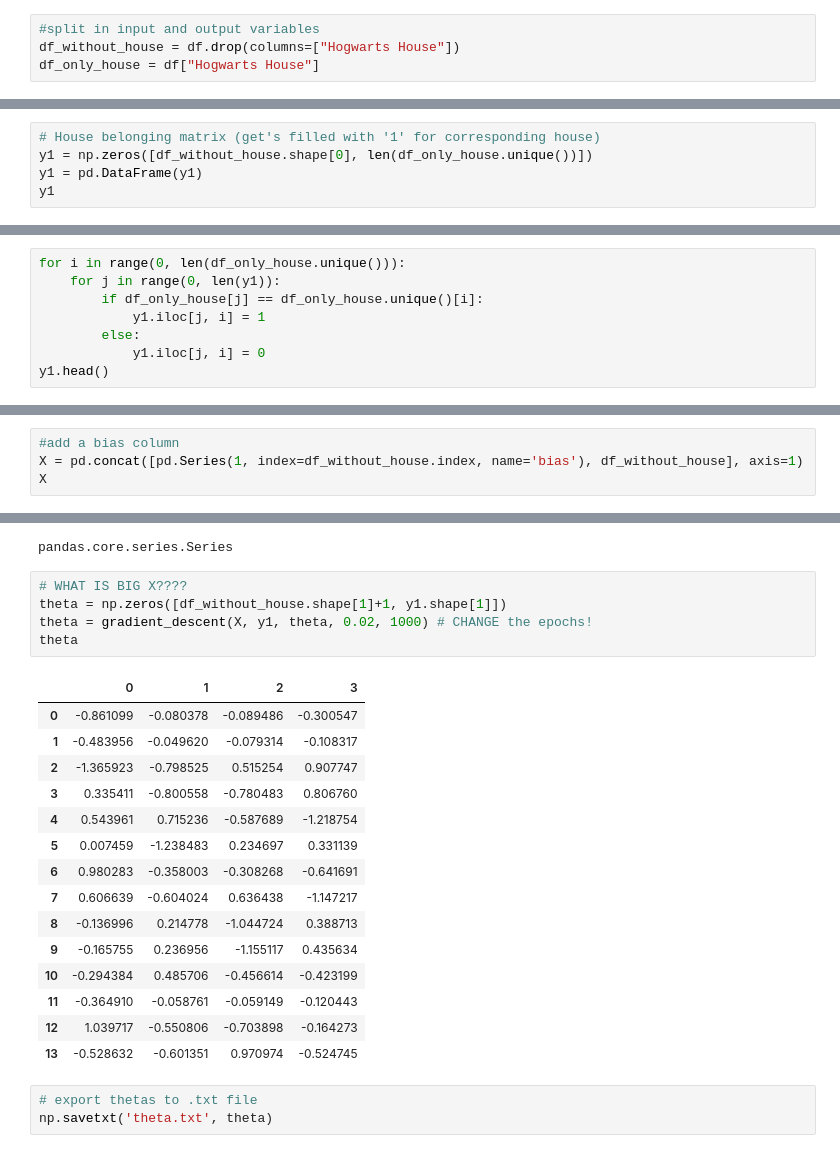
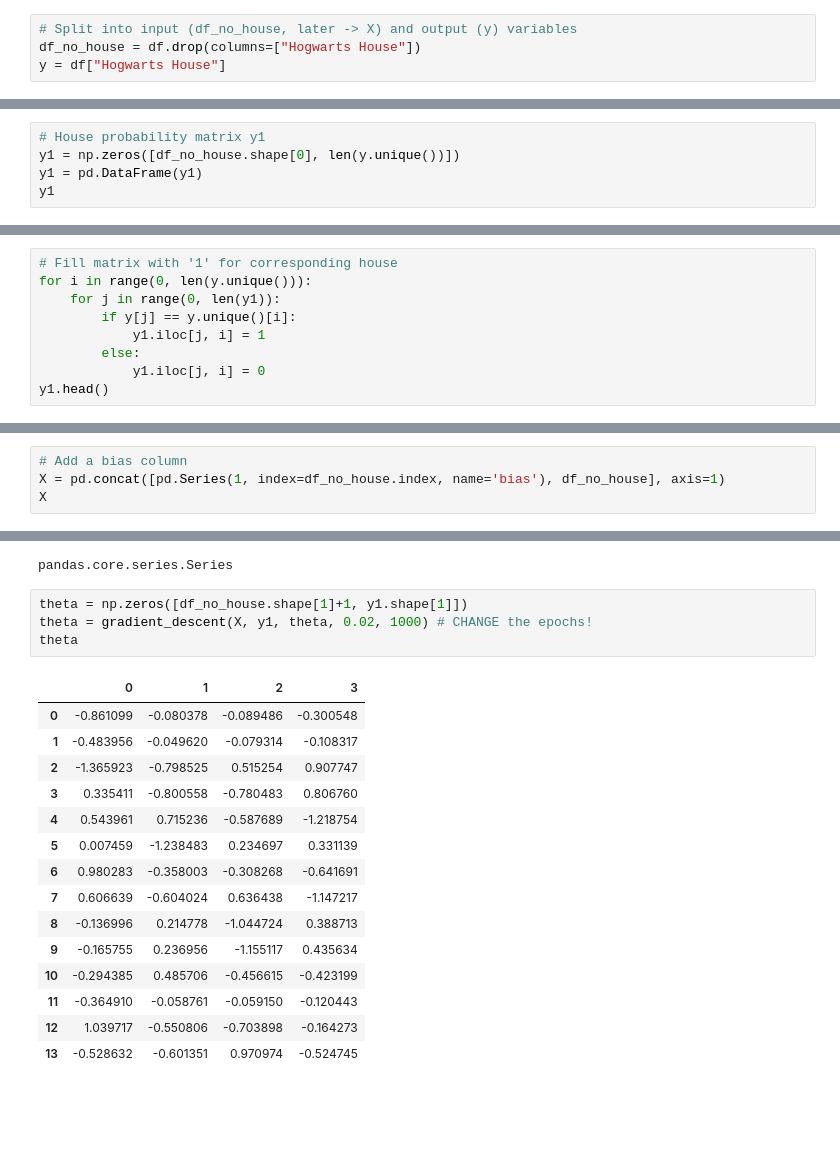
Before and after one commit to raweber42/dslr, a Jupyter notebook: logreg_train.ipynb, the cells around one changed output, grey strips where cells are left out. Drawn from its saved outputs; the diff is of its cells as text; blank space fills up the shorter version.

```diff
--- a/logreg_train.ipynb
+++ b/logreg_train.ipynb
@@ -92,5 +74,5 @@ from sklearn.model_selection import train_test_split
 # %%
-#split in input and output variables
-df_without_house = df.drop(columns=["Hogwarts House"])
-df_only_house = df["Hogwarts House"]
+# Split into input (df_no_house, later -> X) and output (y) variables
+df_no_house = df.drop(columns=["Hogwarts House"])
+y = df["Hogwarts House"]
 # %%
@@ -110,8 +92,8 @@ df_without_house
 | 1599 | 0.564535 | 0.834943 | 0.717378 | 0.165057 | 0.816675 | 0.391158 | 0.121132 | ... |
 1600 rows × 13 columns
 # %%
-# House belonging matrix (get's filled with '1' for corresponding house)
-y1 = np.zeros([df_without_house.shape[0], len(df_only_house.unique())])
+# House probability matrix y1
+y1 = np.zeros([df_no_house.shape[0], len(y.unique())])
 y1 = pd.DataFrame(y1)
 y1
 # %% [output]
@@ -129,9 +111,10 @@ y1
 | 1599 | 0.0 | 0.0 | 0.0 | 0.0 |
 1600 rows × 4 columns
 # %%
-for i in range(0, len(df_only_house.unique())):
+# Fill matrix with '1' for corresponding house
+for i in range(0, len(y.unique())):
     for j in range(0, len(y1)):
-        if df_only_house[j] == df_only_house.unique()[i]:
+        if y[j] == y.unique()[i]:
             y1.iloc[j, i] = 1
         else:
             y1.iloc[j, i] = 0
@@ -164,6 +136,6 @@ theta.shape
 # %%
-#add a bias column
-X = pd.concat([pd.Series(1, index=df_without_house.index, name='bias'), df_without_house], axis=1)
+# Add a bias column
+X = pd.concat([pd.Series(1, index=df_no_house.index, name='bias'), df_no_house], axis=1)
 X
 # %% [output]
 |  | bias | Arithmancy | Astronomy | Herbology | Defense Against the Dark Arts | Divination | Muggle Studies | ... |
@@ -197,13 +164,12 @@ type(theta.iloc[:,0])
 # %% [output]
 pandas.core.series.Series
 # %%
-# WHAT IS BIG X????
-theta = np.zeros([df_without_house.shape[1]+1, y1.shape[1]])
+theta = np.zeros([df_no_house.shape[1]+1, y1.shape[1]])
 theta = gradient_descent(X, y1, theta, 0.02, 1000) # CHANGE the epochs!
 theta
 # %% [output]
 |  | 0 | 1 | 2 | 3 |
-| 0 | -0.861099 | -0.080378 | -0.089486 | -0.300547 |
+| 0 | -0.861099 | -0.080378 | -0.089486 | -0.300548 |
 | 1 | -0.483956 | -0.049620 | -0.079314 | -0.108317 |
 | 2 | -1.365923 | -0.798525 | 0.515254 | 0.907747 |
 | 3 | 0.335411 | -0.800558 | -0.780483 | 0.806760 |
@@ -213,10 +179,7 @@ theta
 | 7 | 0.606639 | -0.604024 | 0.636438 | -1.147217 |
 | 8 | -0.136996 | 0.214778 | -1.044724 | 0.388713 |
 | 9 | -0.165755 | 0.236956 | -1.155117 | 0.435634 |
-| 10 | -0.294384 | 0.485706 | -0.456614 | -0.423199 |
-| 11 | -0.364910 | -0.058761 | -0.059149 | -0.120443 |
+| 10 | -0.294385 | 0.485706 | -0.456615 | -0.423199 |
+| 11 | -0.364910 | -0.058761 | -0.059150 | -0.120443 |
 | 12 | 1.039717 | -0.550806 | -0.703898 | -0.164273 |
 | 13 | -0.528632 | -0.601351 | 0.970974 | -0.524745 |
-# %%
-# export thetas to .txt file
-np.savetxt('theta.txt', theta)
```
Also changed, not shown: parts of 25 cells of this notebook, 2 other files.
